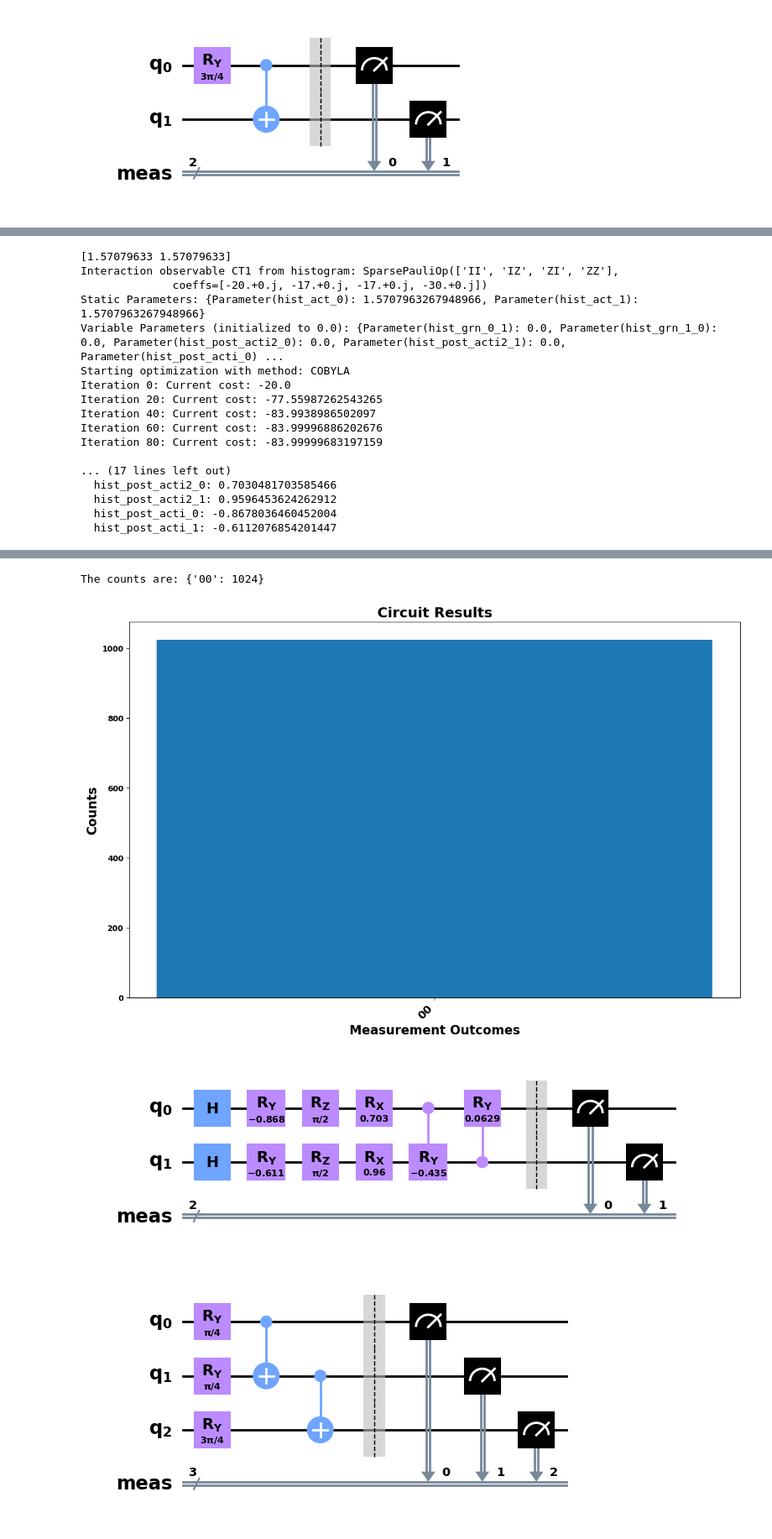
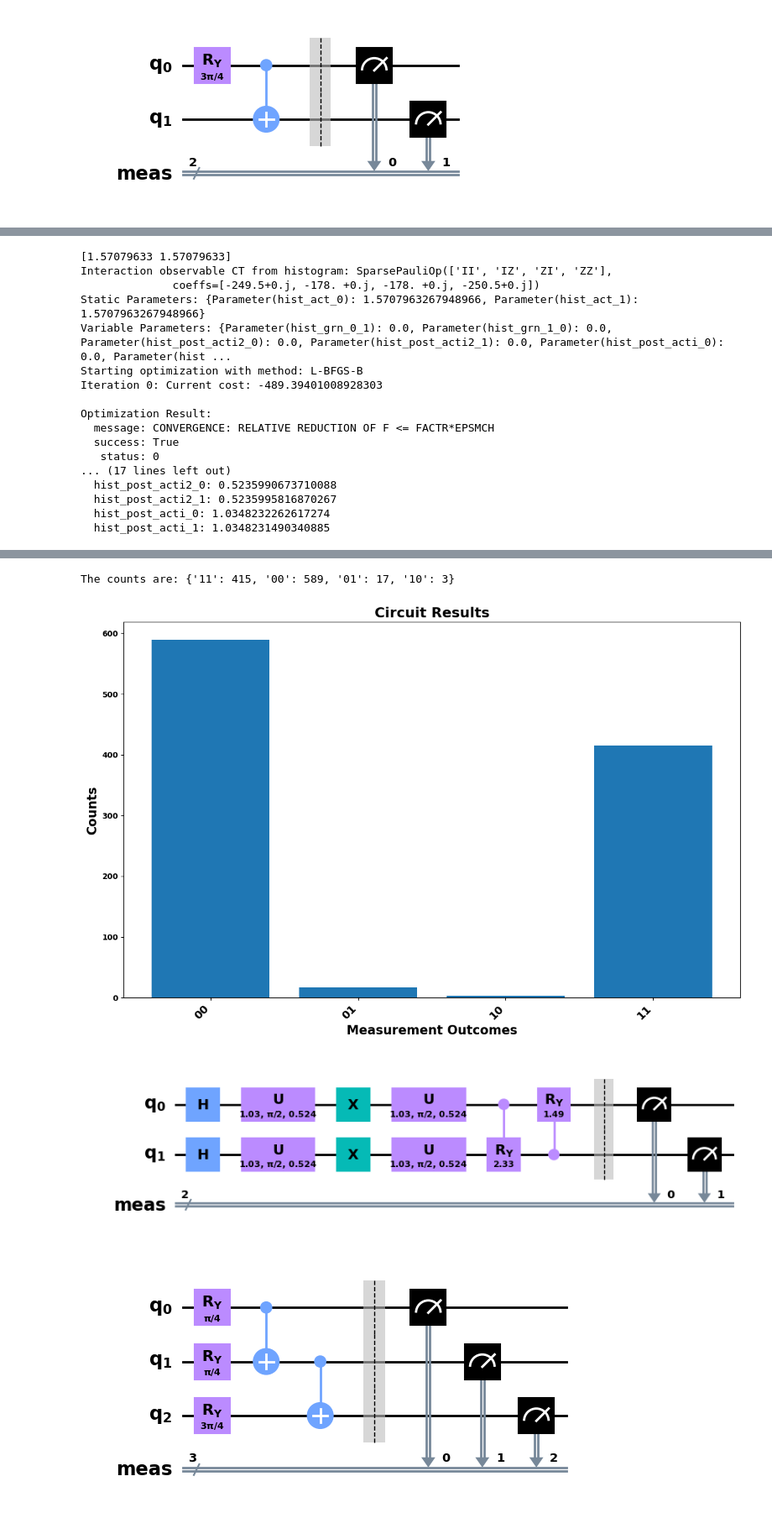
Before and after one commit to cailab-tamu/QuantumXCT, a Jupyter notebook: python/bell_dist_opt.ipynb, the cells around one changed output, grey strips where cells are left out. Shown at 84% size. Cells and saved outputs as stored; diff of their text form; code cells hidden in the pictures.

```diff
--- a/python/bell_dist_opt.ipynb
+++ b/python/bell_dist_opt.ipynb
@@ -405,7 +404,7 @@ circuit.measure_all()
 # 3. Simulate the circuit for 1024 shots
 simulator = BasicSimulator()
 compiled_circuit = transpile(circuit, simulator)
-job = simulator.run(compiled_circuit, shots=100)
+job = simulator.run(compiled_circuit, shots=1000)
 result = job.result()
 counts = result.get_counts(circuit)
 #circuit.draw(output="mpl", style="clifford", fold=40)
@@ -429,7 +428,7 @@ result_interaction_bfgs, optimized_full_params, cost_values = vqe_solver(
     act_percentages, # Renamed from 'act_percentages' for consistency with create_parameter_dictionaries_cust
     cost_func_wrapper, # This function needs to be defined to accept the correct arguments (see comments below)
     min_ones_obs=min_ones, # Added as an explicit argument for flexibility
-    optimizer_method="COBYLA",# COBYLA | L-BFGS-B
+    optimizer_method="L-BFGS-B",# COBYLA | L-BFGS-B
 )
 
 # Plot the cost function values
@@ -445,19 +444,19 @@ counts, bound_circuit = evaluate_and_plot_ansatz(cirq, optimized_full_params, sh
 bound_circuit.draw(output="mpl", style="clifford", fold=40)  # Show the circuit plot
 # %% [output]
 [1.57079633 1.57079633]
-Interaction observable CT1 from histogram: SparsePauliOp(['II', 'IZ', 'ZI', 'ZZ'],
-              coeffs=[-20.+0.j, -17.+0.j, -17.+0.j, -30.+0.j])
+Interaction observable CT from histogram: SparsePauliOp(['II', 'IZ', 'ZI', 'ZZ'],
+              coeffs=[-249.5+0.j, -178. +0.j, -178. +0.j, -250.5+0.j])
 Static Parameters: {Parameter(hist_act_0): 1.5707963267948966, Parameter(hist_act_1): 1.5707963267948966}
-Variable Parameters (initialized to 0.0): {Parameter(hist_grn_0_1): 0.0, Parameter(hist_grn_1_0): 0.0, Parameter(hist_post_acti2_0): 0.0, Parameter(hist_post_acti2_1): 0.0, Parameter(hist_post_acti_0) ...
-Starting optimization with method: COBYLA
-Iteration 0: Current cost: -20.0
-Iteration 20: Current cost: -77.55987262543265
-Iteration 40: Current cost: -83.9938986502097
-Iteration 60: Current cost: -83.99996886202676
-Iteration 80: Current cost: -83.99999683197159
+Variable Parameters: {Parameter(hist_grn_0_1): 0.0, Parameter(hist_grn_1_0): 0.0, Parameter(hist_post_acti2_0): 0.0, Parameter(hist_post_acti2_1): 0.0, Parameter(hist_post_acti_0): 0.0, Parameter(hist ...
+Starting optimization with method: L-BFGS-B
+Iteration 0: Current cost: -489.39401008928303
 
+Optimization Result:
+  message: CONVERGENCE: RELATIVE REDUCTION OF F <= FACTR*EPSMCH
+  success: True
+   status: 0
 ... (17 lines left out)
-  hist_post_acti2_0: 0.7030481703585466
-  hist_post_acti2_1: 0.9596453624262912
-  hist_post_acti_0: -0.8678036460452004
-  hist_post_acti_1: -0.6112076854201447
+  hist_post_acti2_0: 0.5235990673710088
+  hist_post_acti2_1: 0.5235995816870267
+  hist_post_acti_0: 1.0348232262617274
+  hist_post_acti_1: 1.0348231490340885
@@ -465,6 +464,6 @@ Iteration 80: Current cost: -83.99999683197159
-The counts are: {'00': 1024}
+The counts are: {'11': 415, '00': 589, '01': 17, '10': 3}
-[figure, old version]
+[figure, new version]
-[figure, old version]
+[figure, new version]
 # %%
 from qiskit import QuantumCircuit, transpile
 from qiskit.providers.basic_provider import BasicSimulator
```
Also changed, not shown: parts of 19 cells of this notebook, 3 other files.
